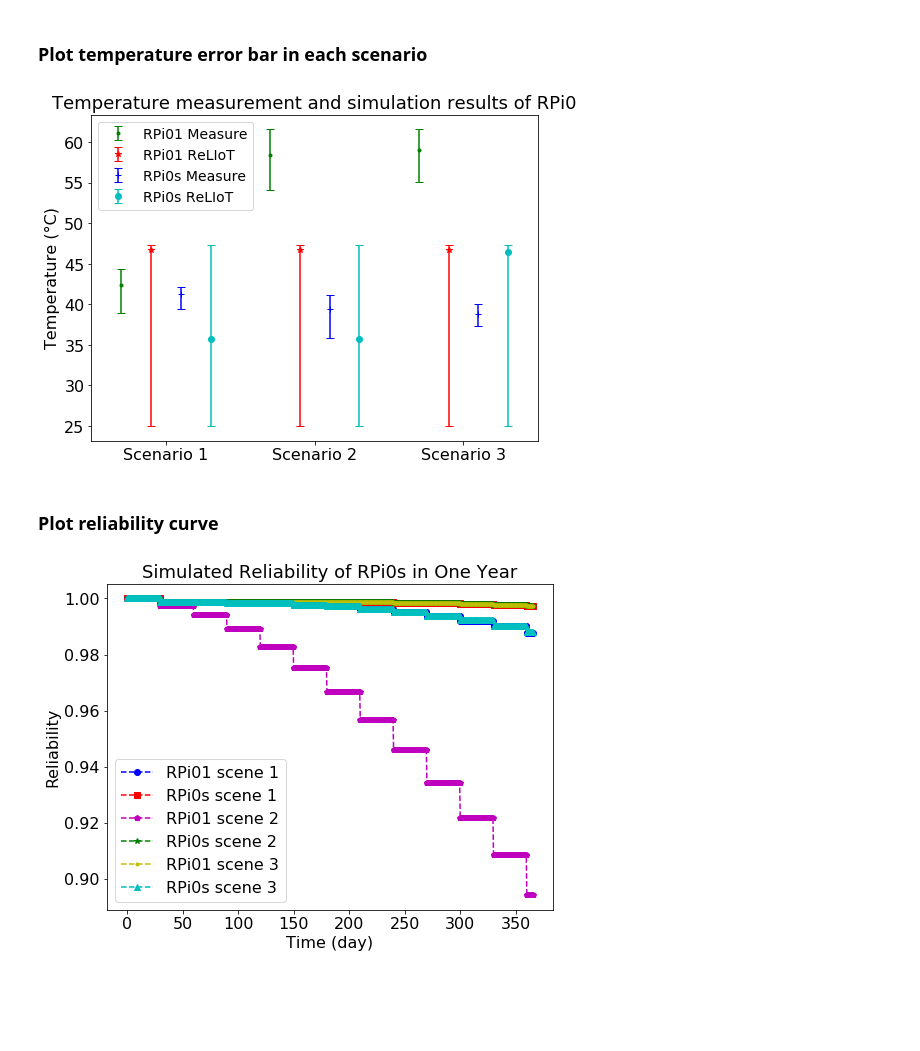
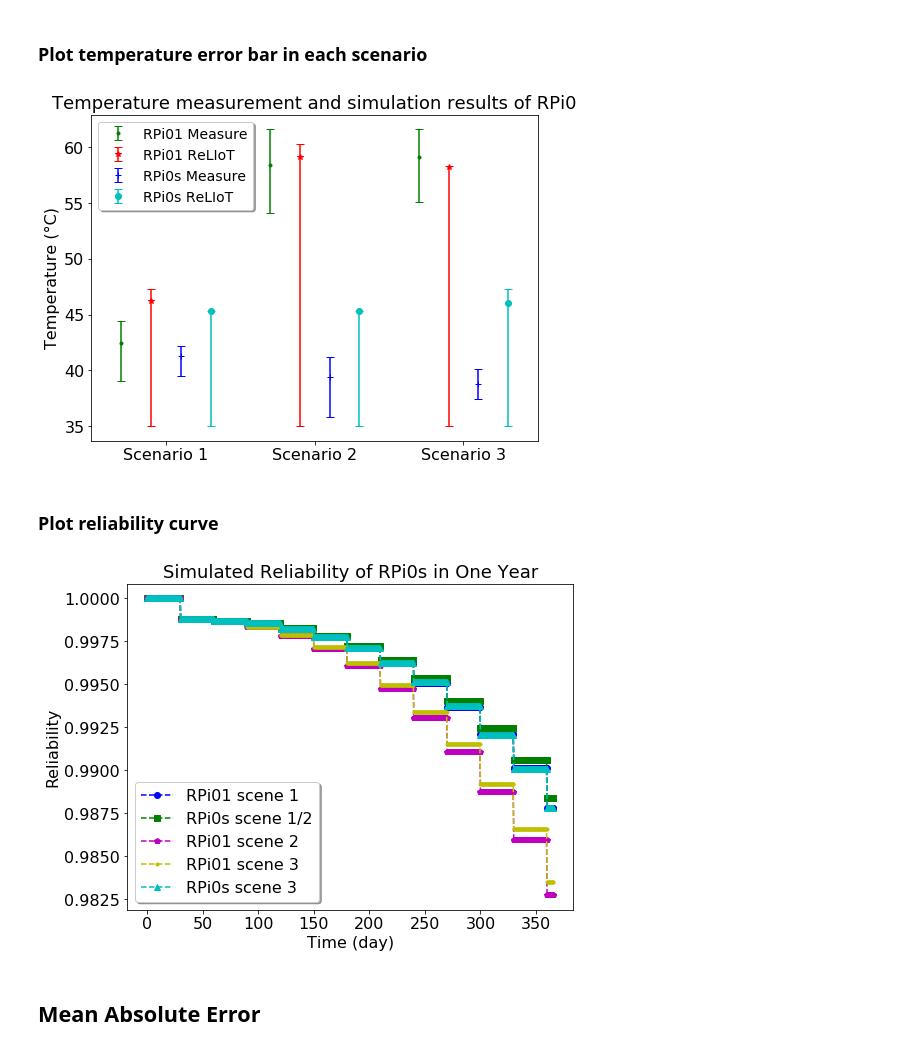
Before and after one commit to UCSD-SEELab/iotsim-validation, a Jupyter notebook: data/reliot-plot/plot.ipynb, the cells around one changed output. Drawn from its saved outputs; the diff is of its cells as text; code cells hidden in the pictures; blank space fills up the shorter version.

Commit message:
new plots after fixing temp issue

```diff
--- a/data/reliot-plot/plot.ipynb
+++ b/data/reliot-plot/plot.ipynb
@@ -76,12 +77,14 @@ Total energy: 413.482, total time: 365.5, avg. power: 1.131277701778386
 (732,)
 # %%
 # read simulation data of scenario 2
-rpi01 = read_file('./s2/rpi01.txt')
-rpi02 = read_file('./s2/rpi02.txt')
-rpi03 = read_file('./s2/rpi03.txt')
-rpi04 = read_file('./s2/rpi04.txt')
-rpi31 = read_file('./s2/rpi31.txt')
-rpi32 = read_file('./s2/rpi32.txt')
+folder = './s2-new/'
+rpi01 = read_file(folder + 'rpi01.txt')
+rpi02 = read_file(folder + 'rpi02.txt')
+rpi03 = read_file(folder + 'rpi03.txt')
+rpi04 = read_file(folder + 'rpi04.txt')
+rpi31 = read_file(folder + 'rpi31.txt')
+rpi32 = read_file(folder + 'rpi32.txt')
+# reliability traces
 rel_rpi01_s2 = rpi01[:, rel_idx]
 rel_rpi0s_s2 = np.vstack((rpi02[:, rel_idx], rpi03[:, rel_idx], rpi04[:, rel_idx]))
 rel_rpi0s_s2 = np.mean(rel_rpi0s_s2, axis=0)
@@ -106,11 +109,13 @@ Total energy: 413.482, total time: 365.5, avg. power: 1.131277701778386
 # %%
 # read simulation data of scenario 3
-rpi01 = read_file('./s3/rpi01.txt')
-rpi02 = read_file('./s3/rpi02.txt')
-rpi03 = read_file('./s3/rpi03.txt')
-rpi04 = read_file('./s3/rpi04.txt')
-rpi31 = read_file('./s3/rpi31.txt')
-rpi32 = read_file('./s3/rpi32.txt')
+folder = './s3-new/'
+rpi01 = read_file(folder + 'rpi01.txt')
+rpi02 = read_file(folder + 'rpi02.txt')
+rpi03 = read_file(folder + 'rpi03.txt')
+rpi04 = read_file(folder + 'rpi04.txt')
+rpi31 = read_file(folder + 'rpi31.txt')
+rpi32 = read_file(folder + 'rpi32.txt')
+# reliability traces
 rel_rpi01_s3 = rpi01[:, rel_idx]
 rel_rpi0s_s3 = np.vstack((rpi02[:, rel_idx], rpi03[:, rel_idx], rpi04[:, rel_idx]))
 rel_rpi0s_s3 = np.mean(rel_rpi0s_s3, axis=0)
@@ -206,9 +212,9 @@ rpi01_m.append([58.39, 61.6, 54.1]) # RPi01 scene 2 measure
 rpi01_m.append([59.12, 61.6, 55.1]) # RPi01 scene 3 measure
 
 rpi01_s = []
-rpi01_s.append([46.707199043715846, 47.3277, 25.0]) # RPi01 scene 1 reliot
-rpi01_s.append([46.707199043715846, 47.3277, 25.0]) # RPi01 scene 2 reliot boom????????
-rpi01_s.append([46.707199043715846, 47.3277, 25.0]) # RPi01 scene 3 reliot 25????????
+rpi01_s.append([46.231042759562854, 47.3277, 35.0]) # RPi01 scene 1 reliot
+rpi01_s.append([59.13650819672131, 60.273, 35.0]) # RPi01 scene 2 reliot
+rpi01_s.append([58.205415710382496, 58.28, 35.0]) # RPi01 scene 3 reliot
 
 # RPi0s data are copied from 172.27.0.3's data
 rpi0s_m = []
@@ -217,9 +223,9 @@ rpi0s_m.append([39.42, 41.2, 35.8]) # RPi0s scene 2 measure
 rpi0s_m.append([38.79, 40.1, 37.4]) # RPi0s scene 3 measure
 
 rpi0s_s = []
-rpi0s_s.append([35.70873852459017, 47.3278, 25.0]) # RPi0s scene 1 reliot 25?????
-rpi0s_s.append([35.70873852459017, 47.3278, 25.0]) # RPi0s scene 2 reliot
-rpi0s_s.append([46.417477049180334, 47.3278, 25.0]) # RPi0s scene 3 reliot
+rpi0s_s.append([45.30159098360656, 45.3347, 35.0]) # RPi0s scene 1 reliot
+rpi0s_s.append([45.30159098360656, 45.3347, 35.0]) # RPi0s scene 2 reliot
+rpi0s_s.append([46.01118551912568, 47.3278, 35.0]) # RPi0s scene 3 reliot
 
 
 rpi01_m_mean, rpi01_m_higherr, rpi01_m_lowerr = formalize(rpi01_m)
@@ -248,30 +254,33 @@ plt.xlim(left=-0.5, right=2.5)
 plt.ylabel("Temperature (°C)", fontsize=16)
 plt.yticks(fontsize=16)
 plt.title("Temperature measurement and simulation results of RPi0", fontsize=18)
-ax.legend(loc='upper left', bbox_to_anchor=(0, 1.00), fontsize=14, facecolor='white')
+ax.legend(loc='upper left', bbox_to_anchor=(0, 1.00), fontsize=14, facecolor='white', \
+         shadow=True, fancybox=True)
 
 plt.savefig('./temp.png', dpi=300)
 # %% [output]
-[figure, old version]
+[figure, new version]
 # %% [markdown]
 ### Plot reliability curve
 # %%
 fig = plt.figure(figsize=(8,6))
 t = rpi01[:, t_idx]
 plt.plot(t, rel_rpi01_s1, 'b--o', label='RPi01 scene 1') # b--o
-plt.plot(t, rel_rpi0s_s1, 'r--s', label='RPi0s scene 1') # r--s
+plt.plot(t, rel_rpi0s_s1, 'g--s', label='RPi0s scene 1/2') # r--s
 plt.plot(t, rel_rpi01_s2, 'm--p', label='RPi01 scene 2') # m--p
-plt.plot(t, rel_rpi0s_s2, 'g--*', label='RPi0s scene 2') # c--*
+#plt.plot(t, rel_rpi0s_s2, 'r--*', label='RPi0s scene 2') # c--*
 plt.plot(t, rel_rpi01_s3, 'y--.', label='RPi01 scene 3') # y--v
 plt.plot(t, rel_rpi0s_s3, 'c--^', label='RPi0s scene 3') # g--^
 
-plt.legend(fontsize=16)
+plt.legend(fontsize=16, shadow=True, fancybox=True)
 plt.xlabel("Time (day)", fontsize=16)
 plt.xticks(fontsize=16)
 plt.ylabel("Reliability", fontsize=16)
 plt.yticks(fontsize=16)
 plt.title("Simulated Reliability of RPi0s in One Year", fontsize=18)
 
 plt.savefig('./rel.png', dpi=300)
 # %% [output]
-[figure, old version]
+[figure, new version]
+# %% [markdown]
+## Mean Absolute Error
```
Also changed, not shown: parts of 5 cells of this notebook, 21 other files.
